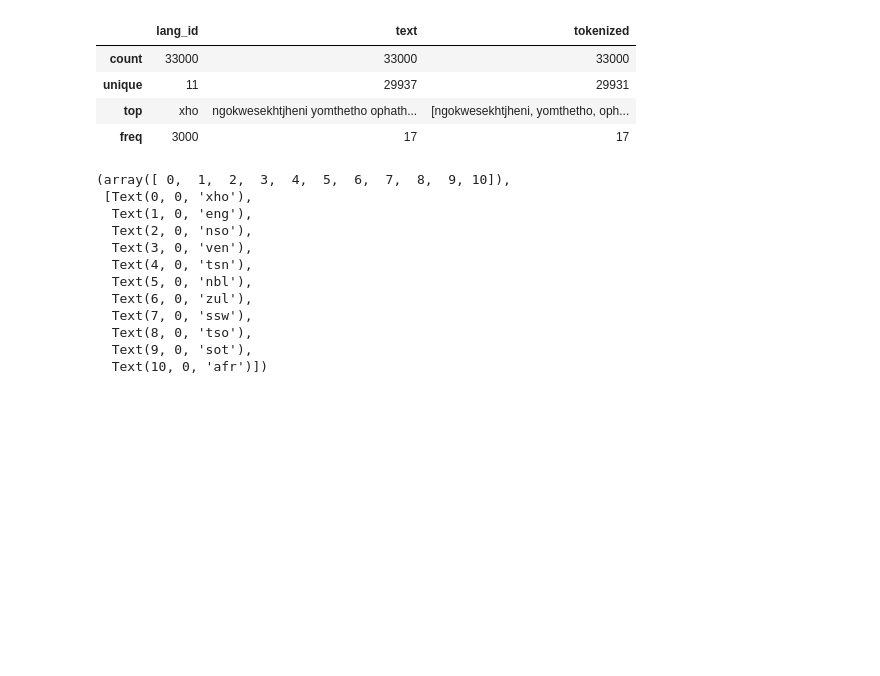
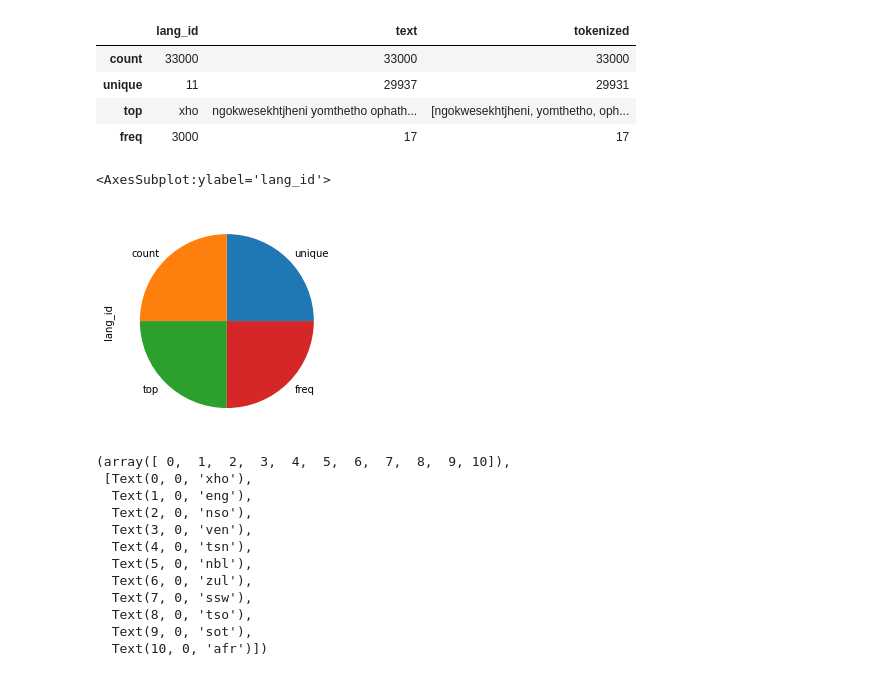
Before and after one commit to 123Masangobethuel/Classification-Hackathon, a Jupyter notebook: Bethuel_Masango_Classification_hack_2022.ipynb, the cells around one changed output. Saved outputs shown, nothing was run; the diff lists cells and outputs as text; code cells hidden in the pictures; blank space fills up the shorter version.

```diff
--- a/Bethuel_Masango_Classification_hack_2022.ipynb
+++ b/Bethuel_Masango_Classification_hack_2022.ipynb
@@ -210,6 +269,12 @@ df2_train.describe()
 | unique | 11 | 29937 | 29931 |
 | top | xho | ngokwesekhtjheni yomthetho ophath... | [ngokwesekhtjheni, yomthetho, oph... |
 | freq | 3000 | 17 | 17 |
+# %%
+df = pd.DataFrame({"lang_id": ["unique","count","top","freq"]})
+df["lang_id"].value_counts().plot.pie()
+# %% [output]
+<AxesSubplot:ylabel='lang_id'>
+[figure, added]
 # %%
 sns.countplot(x = 'lang_id', data = df2_train, palette="hls")
 plt.xticks(rotation=45)
```
Also changed, not shown: parts of 22 cells of this notebook, 3 other files.
